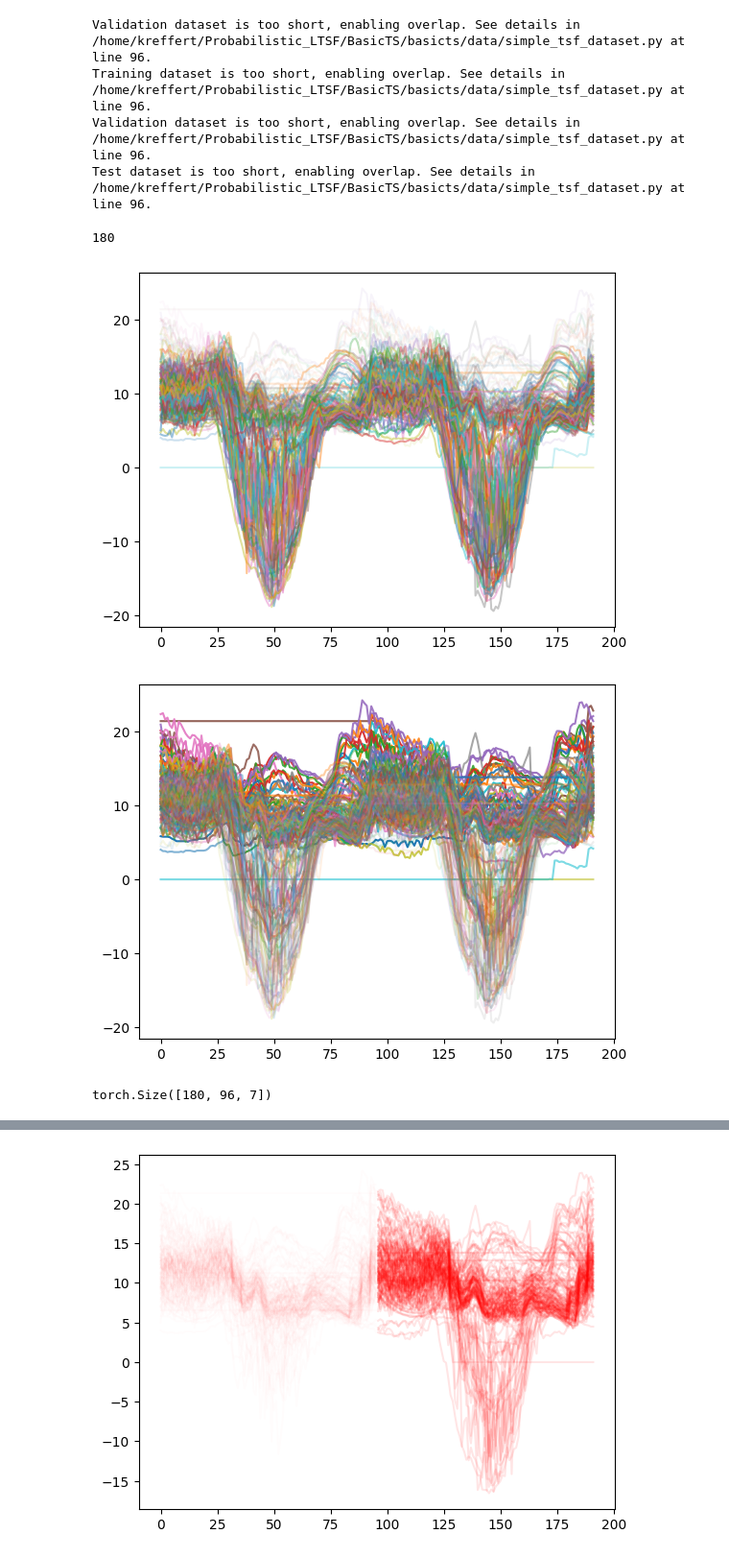
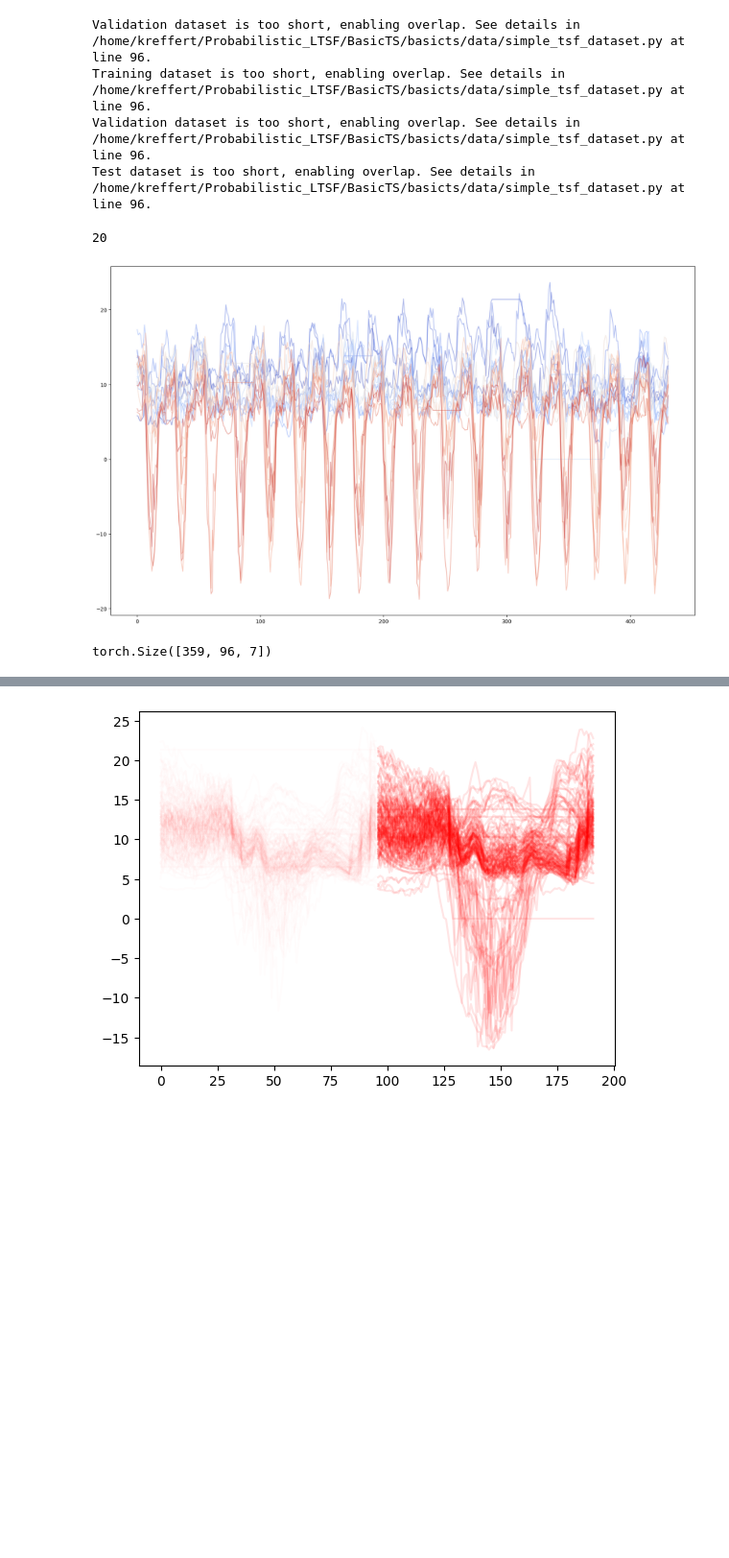
Before and after one commit to Kai-Ref/Probabilistic_LTSF, a Jupyter notebook: notebooks/Final plots/data.ipynb, the cells around one changed output, grey strips where cells are left out. Shown at 96% size. Saved outputs shown, nothing was run; the diff lists cells and outputs as text; code cells hidden in the pictures; blank space fills up the shorter version.

Commit message:
ettm1 hpo

```diff
--- a/notebooks/Final plots/data.ipynb
+++ b/notebooks/Final plots/data.ipynb
@@ -1,65 +1,79 @@
 # %%
 import matplotlib.pyplot as plt
 # os.chdir('/pfs/data6/home/ma/ma_ma/ma_kreffert/Probabilistic_LTSF/notebooks/BasicTS/')
-from utils import init, get_predictions, validate
+from utils import init, get_predictions, validate, load_data
 import os
 os.chdir('/home/kreffert/Probabilistic_LTSF/BasicTS/')
 from basicts.data import TimeSeriesForecastingDataset
 from basicts.utils import get_regular_settings
 
-data_sets = {}
-for DATA_NAME in ["ETTh1", "ETTh2", "ETTm1", "ETTm2", "Traffic", "Weather", "ExchangeRate", "Illness"]:
-    regular_settings = get_regular_settings(DATA_NAME)
-    TRAIN_VAL_TEST_RATIO = regular_settings['TRAIN_VAL_TEST_RATIO']
-    NORM_EACH_CHANNEL = True
-    RESCALE = True
-    NULL_VAL = regular_settings['NULL_VAL']
-    params = {'dataset_name': DATA_NAME,
-                'train_val_test_ratio': TRAIN_VAL_TEST_RATIO,
-                'input_len': 96,
-                'output_len': 720,
-    }
-    data_sets[DATA_NAME] = {}
-    data_sets[DATA_NAME]['train'] = TimeSeriesForecastingDataset(mode='train', **params)
-    data_sets[DATA_NAME]['val'] = TimeSeriesForecastingDataset(mode='valid', **params)
-    data_sets[DATA_NAME]['test'] = TimeSeriesForecastingDataset(mode='test', **params)
+data_sets = load_data()
 # %% [output]
 Validation dataset is too short, enabling overlap. See details in /home/kreffert/Probabilistic_LTSF/BasicTS/basicts/data/simple_tsf_dataset.py at line 96.
 Training dataset is too short, enabling overlap. See details in /home/kreffert/Probabilistic_LTSF/BasicTS/basicts/data/simple_tsf_dataset.py at line 96.
 Validation dataset is too short, enabling overlap. See details in /home/kreffert/Probabilistic_LTSF/BasicTS/basicts/data/simple_tsf_dataset.py at line 96.
 Test dataset is too short, enabling overlap. See details in /home/kreffert/Probabilistic_LTSF/BasicTS/basicts/data/simple_tsf_dataset.py at line 96.
 # %%
-data = data_sets["ETTm1"]["train"]
+data = data_sets["ETTh1"]["train"]
 length = 96*2 #96+96# 720 # train_sets[0].data.shape[0]
+input_length = 96
+output_length =336
+
+moving_window = False
+if moving_window:
+    length = input_length
+    offset = output_length
+else:
+    length = input_length + output_length
+    offset = 0
 max_series = int(data.data.shape[0]/length)
 print(max_series)
+cmap = plt.cm.coolwarm
+plt.figure(figsize=(20, 12))
 for l in range(max_series):
-    plt.plot(range(length), data.data[length*l:length*(l+1), 0, 0], alpha=0.5*l/max_series)
+    start = length * l
+    end = start + length + offset
+    if end > data.data.shape[0]:  # Skip if out-of-bounds
+        continue
+    color = cmap(l / max_series)
+    plt.plot(range(length + offset), data.data[start:end, 0, 0], color=color, alpha=9*(1/max_series))
 plt.show()
-for l in range(max_series):
-    plt.plot(range(length), data.data[length*l:length*(l+1), 0, 0], alpha=(max_series-l)/max_series)
-plt.show()
+
+# for l in range(max_series):# older series in red
+#     color = cmap((max_series - l) / max_series)
+#     plt.plot(range(length), data.data[length * l:length * (l + 1), 0, 0], color=color, alpha=0.3)
+# plt.show()
 # %% [output]
-180
+20
-[figure, old version]
+[figure, new version]
-[figure, removed]
 # %%
 import torch
-def create_data(input_tensor, input_length=96, output_length=720):
+def create_data(input_tensor, input_length=96, output_length=720, moving_window=False):
     '''Create non overlapping prediction windows.'''
     length = input_length+output_length
+    if moving_window:
+        length = input_length
+        offset = output_length
+    else:
+        length = input_length + output_length
+        offset = 0
     max_series = int(input_tensor.shape[0]/(length))
     inputs, targets = [], []
     for l in range(max_series):
-        inputs.append(torch.tensor(input_tensor[length*l:length*l+input_length, :, 0]))
-        targets.append(torch.tensor(input_tensor[length*l+input_length:length*(l+1), :, 0]))
+        start = length * l
+        midpoint = start + length
+        end = start + length + offset
+        if end > input_tensor.shape[0]:  # Skip if out-of-bounds
+            continue
+        inputs.append(torch.tensor(input_tensor[start:midpoint, :, 0]))
+        targets.append(torch.tensor(input_tensor[midpoint:end, :, 0]))
 
     return {'inputs':torch.stack(inputs, dim=0), 'target': torch.stack(targets, dim=0)}
-data = create_data(data_sets["ETTm1"]["train"].data, input_length=96, output_length=96)
+data = create_data(data_sets["ETTm1"]["train"].data, input_length=96, output_length=96, moving_window=True)
 all_inputs, all_targets = data['inputs'], data['target']
 print(all_inputs.shape)
 # %% [output]
-torch.Size([180, 96, 7])
+torch.Size([359, 96, 7])
 # %%
 import torch
 import numpy as np
```
Also changed, not shown: parts of 1 cell of this notebook, 19 other files.
